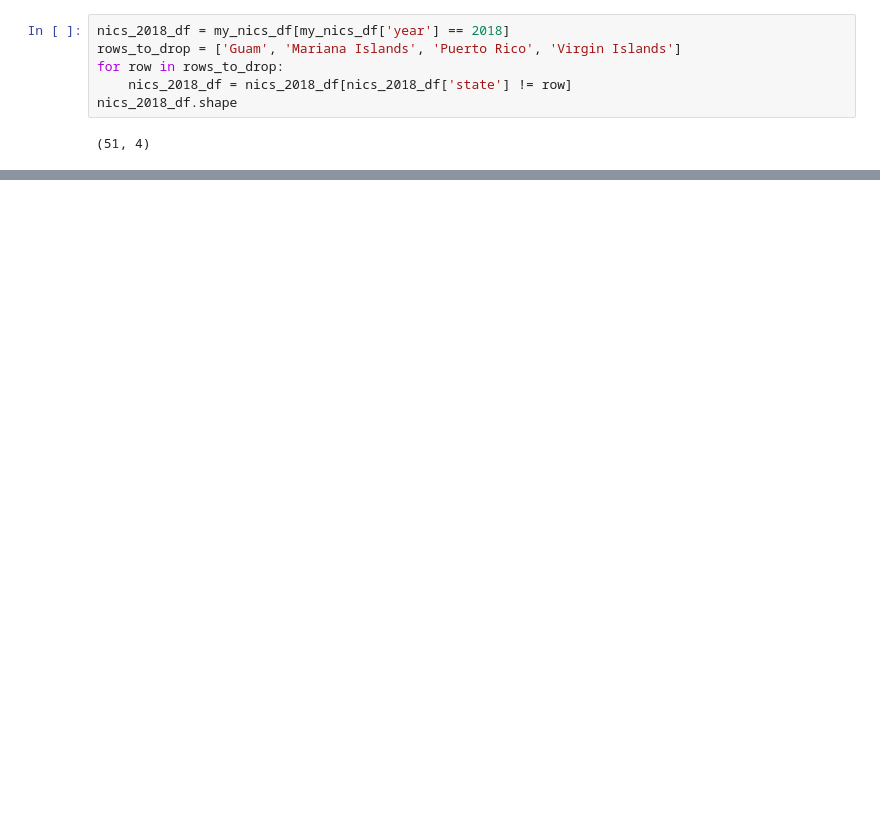
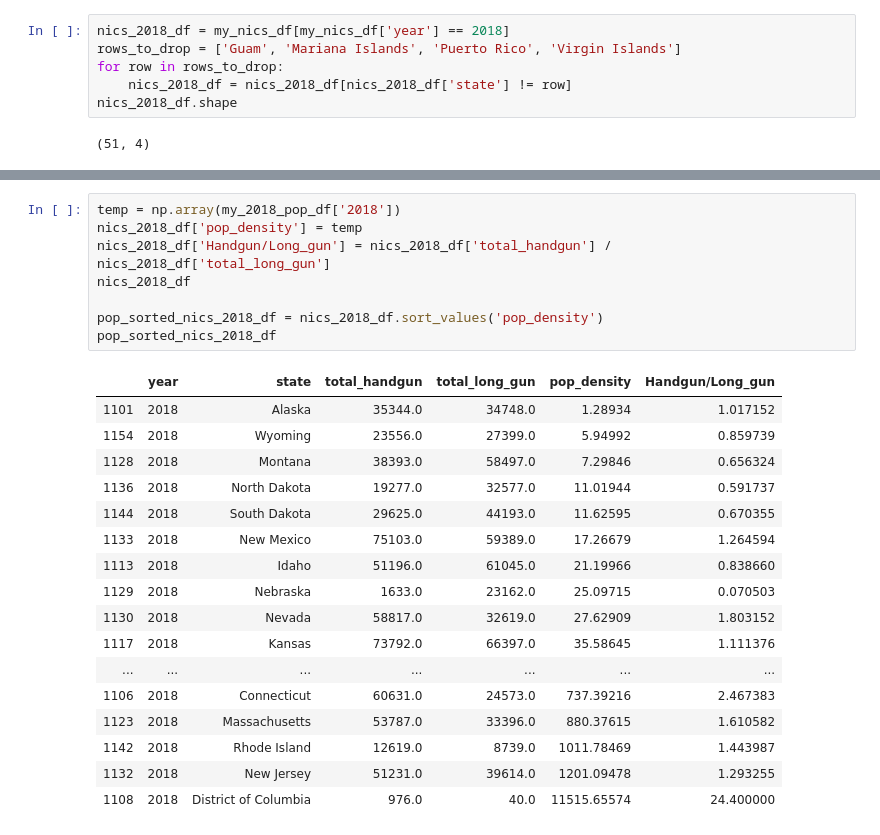
Before and after one commit to RellikDog/Capstone1, a Jupyter notebook: test.ipynb, the cells around one changed output, grey strips where cells are left out. Drawn from its saved outputs; the diff is of its cells as text; blank space fills up the shorter version.

```diff
--- a/test.ipynb
+++ b/test.ipynb
@@ -81,0 +98,26 @@ nics_2018_df.shape
+# %%
+temp = np.array(my_2018_pop_df['2018'])
+nics_2018_df['pop_density'] = temp
+nics_2018_df['Handgun/Long_gun'] = nics_2018_df['total_handgun'] / nics_2018_df['total_long_gun']
+nics_2018_df
+
+pop_sorted_nics_2018_df = nics_2018_df.sort_values('pop_density')
+pop_sorted_nics_2018_df
+# %% [output]
+|  | year | state | total_handgun | total_long_gun | pop_density | Handgun/Long_gun |
+| 1101 | 2018 | Alaska | 35344.0 | 34748.0 | 1.28934 | 1.017152 |
+| 1154 | 2018 | Wyoming | 23556.0 | 27399.0 | 5.94992 | 0.859739 |
+| 1128 | 2018 | Montana | 38393.0 | 58497.0 | 7.29846 | 0.656324 |
+| 1136 | 2018 | North Dakota | 19277.0 | 32577.0 | 11.01944 | 0.591737 |
+| 1144 | 2018 | South Dakota | 29625.0 | 44193.0 | 11.62595 | 0.670355 |
+| 1133 | 2018 | New Mexico | 75103.0 | 59389.0 | 17.26679 | 1.264594 |
+| 1113 | 2018 | Idaho | 51196.0 | 61045.0 | 21.19966 | 0.838660 |
+| 1129 | 2018 | Nebraska | 1633.0 | 23162.0 | 25.09715 | 0.070503 |
+| 1130 | 2018 | Nevada | 58817.0 | 32619.0 | 27.62909 | 1.803152 |
+| 1117 | 2018 | Kansas | 73792.0 | 66397.0 | 35.58645 | 1.111376 |
+| ... | ... | ... | ... | ... | ... | ... |
+| 1106 | 2018 | Connecticut | 60631.0 | 24573.0 | 737.39216 | 2.467383 |
+| 1123 | 2018 | Massachusetts | 53787.0 | 33396.0 | 880.37615 | 1.610582 |
+| 1142 | 2018 | Rhode Island | 12619.0 | 8739.0 | 1011.78469 | 1.443987 |
+| 1132 | 2018 | New Jersey | 51231.0 | 39614.0 | 1201.09478 | 1.293255 |
+| 1108 | 2018 | District of Columbia | 976.0 | 40.0 | 11515.65574 | 24.400000 |
```
Also changed, not shown: parts of 5 cells of this notebook, 1 other file.
